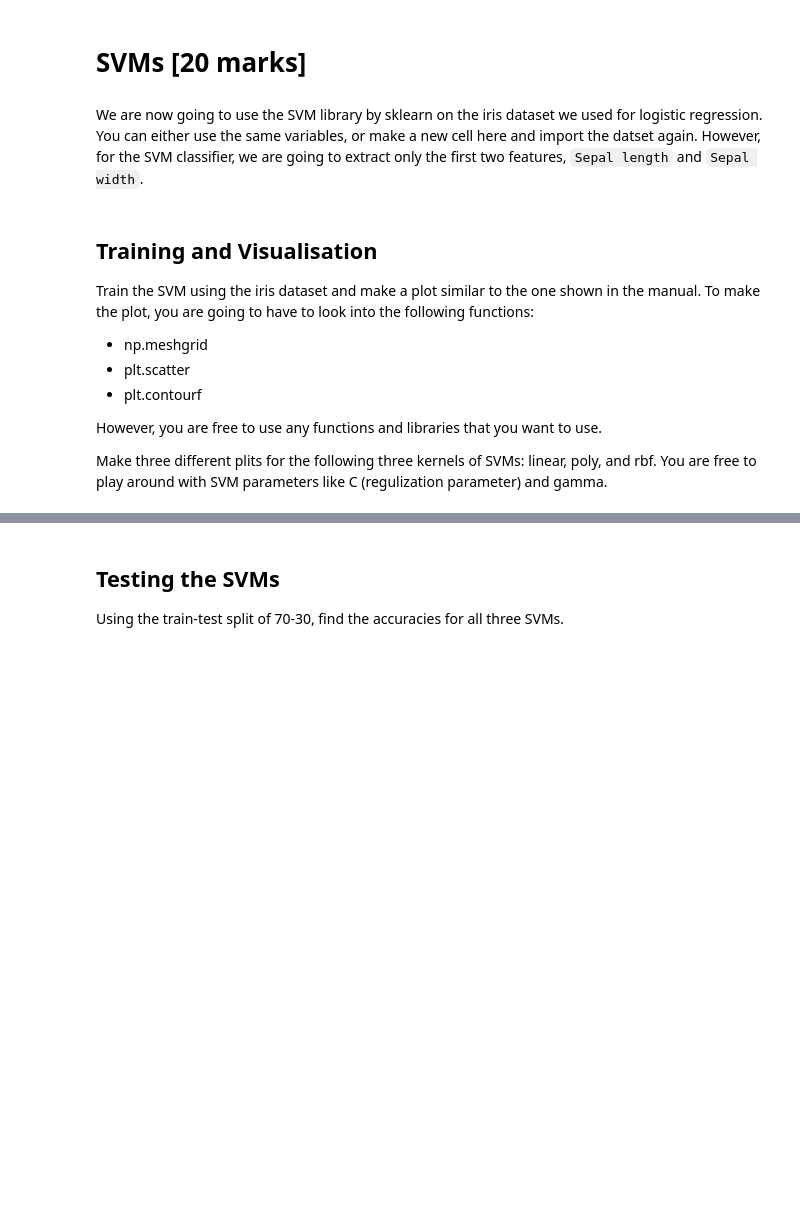
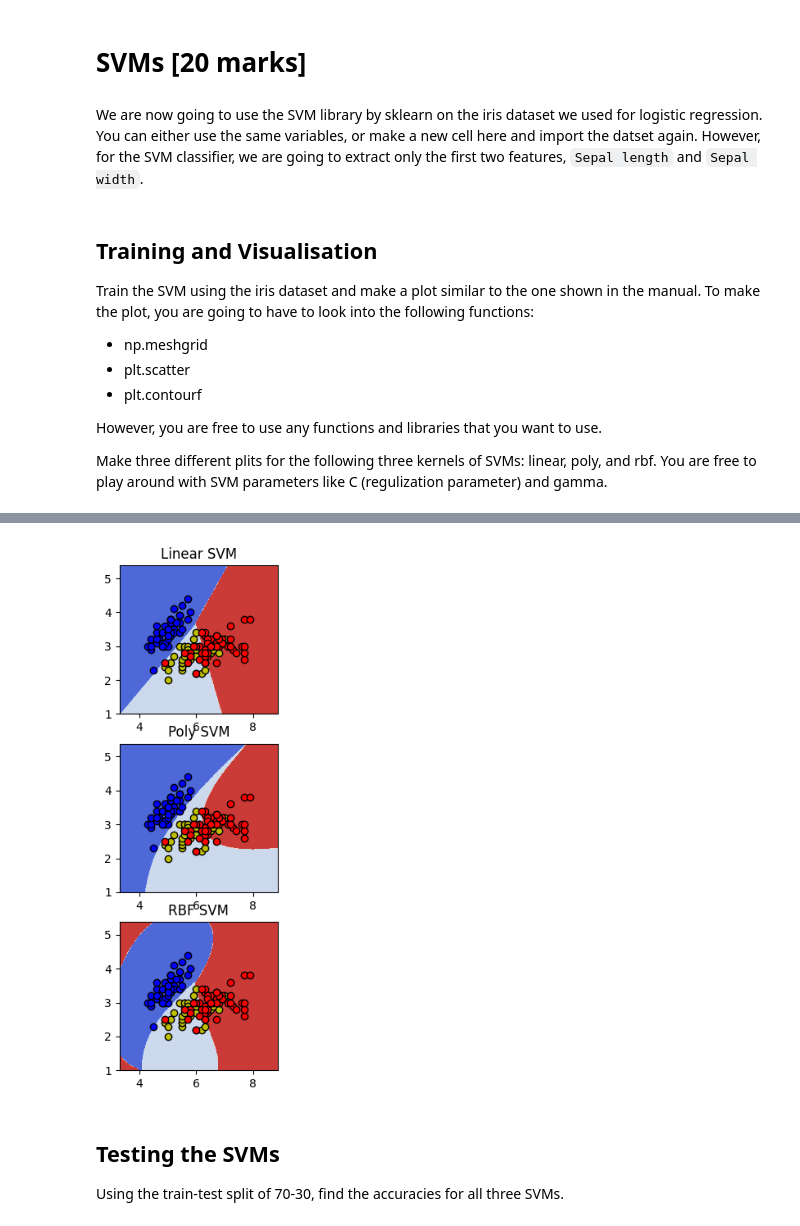
Before and after one commit to ahmed-fz11/AI-Project2-LUMS, a Jupyter notebook: PA2/GroupNumber_PA2.ipynb, the cells around one changed output, grey strips where cells are left out. Saved outputs shown, nothing was run; the diff lists cells and outputs as text; code cells hidden in the pictures; blank space fills up the shorter version.

```diff
--- a/PA2/GroupNumber_PA2.ipynb
+++ b/PA2/GroupNumber_PA2.ipynb
@@ -498,7 +448,7 @@ theta =  ... # initialize an np array of zeros based on the shape of the trainin
 theta = np.zeros((x_train.shape[1], 1))
 
 losses = []
-alpha=0.001
+alpha=0.2
 # print(x_train.shape)
 # print(y_train.shape)
 # print(x_train)
@@ -507,6 +457,7 @@ for i in range(epochs):
     # print("h_x shape:",h_x.shape)
     # print(h_x)
     theta,loss = gradient_des(x_train,theta,h_x,y_train,alpha)
+    # loss=np.sum(loss)/len(losses)
     losses.extend(loss)
 # code here
 # print(losses)
@@ -659,6 +573,16 @@ ValueError: Found input variables with inconsistent numbers of samples: [45, 105
 We are now going to use the SVM library by sklearn on the iris dataset we used for logistic regression. You can either use the same variables, or make a new cell here and import the datset again. However, for the SVM classifier, we are going to extract only the first two features, `Sepal length` and `Sepal width`.
 # %%
 # code here to get the iris datset with labels and only the first two features ("Sepal length" and "Sepal width")
+from sklearn import svm
+
+
+iris = datasets.load_iris()
+x = iris.data[:,:2]
+y = iris.target
+
+x_train, x_test, y_train, y_test = train_test_split(x, y, test_size = 0.30,random_state=42)
+# print(x)
+# print(y)
 # %% [markdown]
 ## Training and Visualisation
 Train the SVM using the iris dataset and make a plot similar to the one shown in the manual. To make the plot, you are going to have to look into the following functions:
@@ -683,0 +597,77 @@ kernels = ["linear", "poly", "rbf"]
+# %%
+kernels = ["linear", "poly", "rbf"]
+# code here
+'''
+1. Use the dataset to train the SVM
+2. Create a mesh
+3. Get the predicted values
+4. Plot the graph
+'''
+Linear_SVM = svm.SVC(kernel="linear",C=0.2)
+
+Poly_SVM = svm.SVC(kernel='poly', degree=4, C=1)
+
+RBF_SVM = svm.SVC(kernel='rbf', gamma=0.7, C=1)
+
+RBF_SVM.fit(x,y)
+Linear_SVM.fit(x,y)
+Poly_SVM.fit(x,y)
+
+print(RBF_SVM.score(x_test,y_test))
+print(Linear_SVM.score(x_test,y_test))
+print(Poly_SVM.score(x_test,y_test))
+
+h=0.02
+colors="byr"
+
+x_min, x_max = x[:, 0].min() - 1, x[:, 0].max() + 1
+y_min, y_max = x[:, 1].min() - 1, x[:, 1].max() + 1
+xx, yy = np.meshgrid(np.arange(x_min, x_max, h),np.arange(y_min, y_max, h))
+
+
+Z = RBF_SVM.predict(np.c_[xx.ravel(), yy.ravel()])
+X=Linear_SVM.predict(np.c_[xx.ravel(), yy.ravel()])
+Y=Poly_SVM.predict(np.c_[xx.ravel(), yy.ravel()])
+
+
+
+# Put the result into a color plot
+Z = Z.reshape(xx.shape)
+X = X.reshape(xx.shape)
+Y = Y.reshape(xx.shape)
+
+
+
+fig,axes = plt.subplots(nrows=3, ncols=1, figsize=(2.5, 8))
+
+axes[2].contourf(xx, yy, Z, cmap=plt.cm.coolwarm)
+for i, color in zip(Poly_SVM.classes_, colors):
+    idx = np.where(y == i)
+    axes[2].scatter(x[idx, 0], x[idx, 1], c=color, label=y[i],
+                cmap=plt.cm.coolwarm,edgecolors="k")
+axes[2].set_title("RBF SVM")
+
+axes[0].contourf(xx, yy, X, cmap=plt.cm.coolwarm)
+
+for i, color in zip(Linear_SVM.classes_, colors):
+    idx = np.where(y == i)
+    axes[0].scatter(x[idx, 0], x[idx, 1], c=color, label=y[i],
+                cmap=plt.cm.coolwarm, edgecolors="k")
+
+axes[0].set_title("Linear SVM")
+
+axes[1].contourf(xx, yy, Y, cmap=plt.cm.coolwarm)
+
+for i, color in zip(Poly_SVM.classes_, colors):
+    idx = np.where(y == i)
+    axes[1].scatter(x[idx, 0], x[idx, 1], c=color, label=y[i],
+                cmap=plt.cm.coolwarm, edgecolors="k")
+
+axes[1].set_title("Poly SVM")
+
+
+xmin, xmax = plt.xlim()
+ymin, ymax = plt.ylim()
+
+plt.show()
+# %% [output]
@@ -684,3 +677,4 @@ kernels = ["linear", "poly", "rbf"]
+[figure, added]
 # %% [markdown]
 ## Testing the SVMs
 Using the train-test split of 70-30, find the accuracies for all three SVMs.
```
Also changed, not shown: parts of 20 cells of this notebook.
